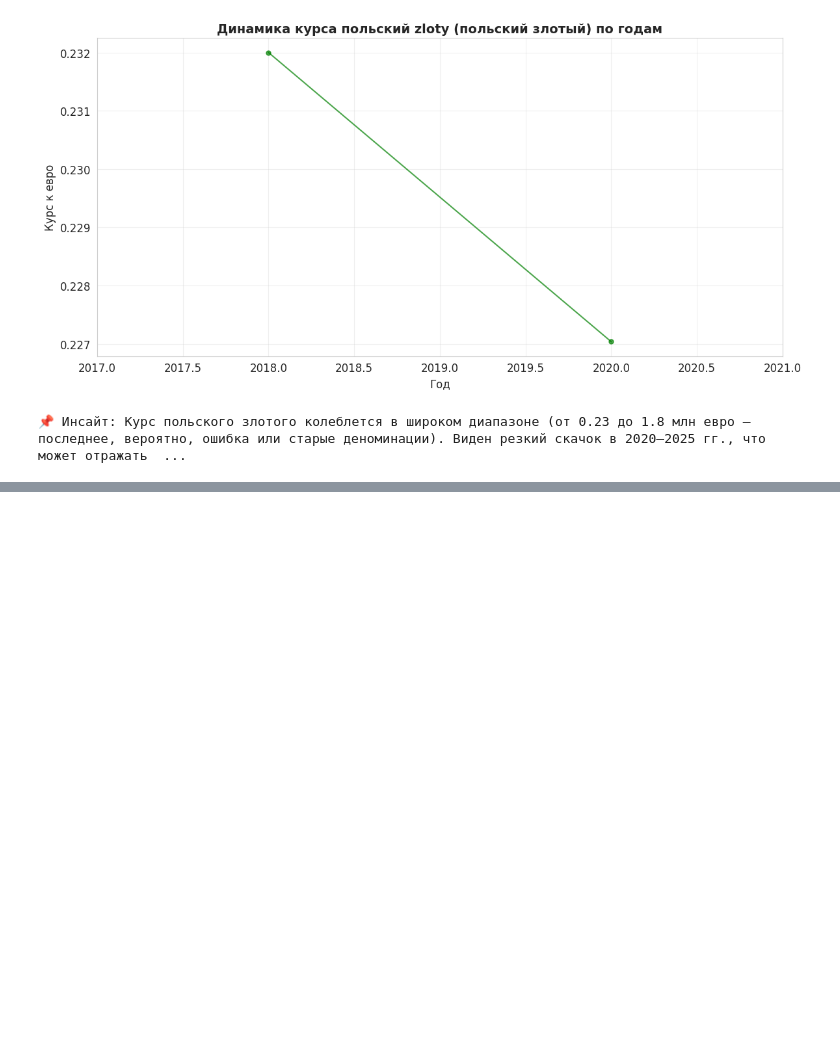
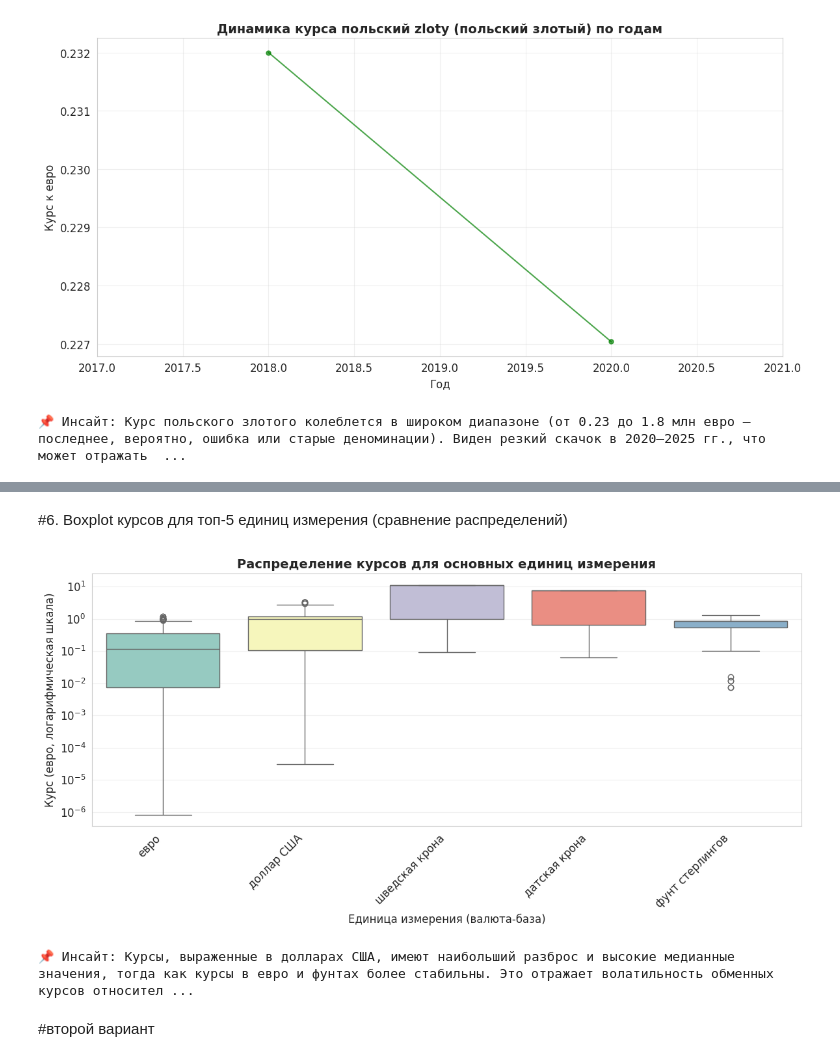
Before and after one commit to cathrineq/python-ai-Tarasova-Kate, a Jupyter notebook: notebooks/week3_visualization.ipynb, the cells around one changed output, grey strips where cells are left out. Drawn from its saved outputs; the diff is of its cells as text; code cells hidden in the pictures; blank space fills up the shorter version.

```diff
--- a/notebooks/week3_visualization.ipynb
+++ b/notebooks/week3_visualization.ipynb
@@ -295,0 +352,26 @@ print("📌 Инсайт: Курс польского злотого колеб
+# %% [markdown]
+#6. Boxplot курсов для топ-5 единиц измерения (сравнение распределений)
+# %%
+# Визуализация 6: Boxplot цен для топ-5 единиц измерения
+top5_units = df_rates['unit'].value_counts().head(5).index
+df_top_units = df_rates[df_rates['unit'].isin(top5_units)].copy()
+# Убираем экстремальные выбросы для читаемости
+df_top_units = df_top_units[df_top_units['price'] < 1000]
+
+fig, ax = plt.subplots(figsize=(12, 6))
+sns.boxplot(data=df_top_units, x='unit', y='price', palette='Set3', ax=ax)
+ax.set_yscale('log')
+ax.set_xlabel('Единица измерения (валюта-база)', fontsize=12)
+ax.set_ylabel('Курс (евро, логарифмическая шкала)', fontsize=12)
+ax.set_title('Распределение курсов для основных единиц измерения', fontsize=14, fontweight='bold')
+ax.grid(axis='y', alpha=0.3)
+plt.xticks(rotation=45, ha='right')
+plt.tight_layout()
+plt.show()
+
+print("📌 Инсайт: Курсы, выраженные в долларах США, имеют наибольший разброс и высокие медианные значения, тогда как курсы в евро и фунтах более стабильны. Это отражает волатильность обменных курсов относительно разных базовых валют.")
+# %% [output]
+[figure, added]
+📌 Инсайт: Курсы, выраженные в долларах США, имеют наибольший разброс и высокие медианные значения, тогда как курсы в евро и фунтах более стабильны. Это отражает волатильность обменных курсов относител ...
+# %% [markdown]
+#второй вариант
```
Also changed, not shown: parts of 7 cells of this notebook.
